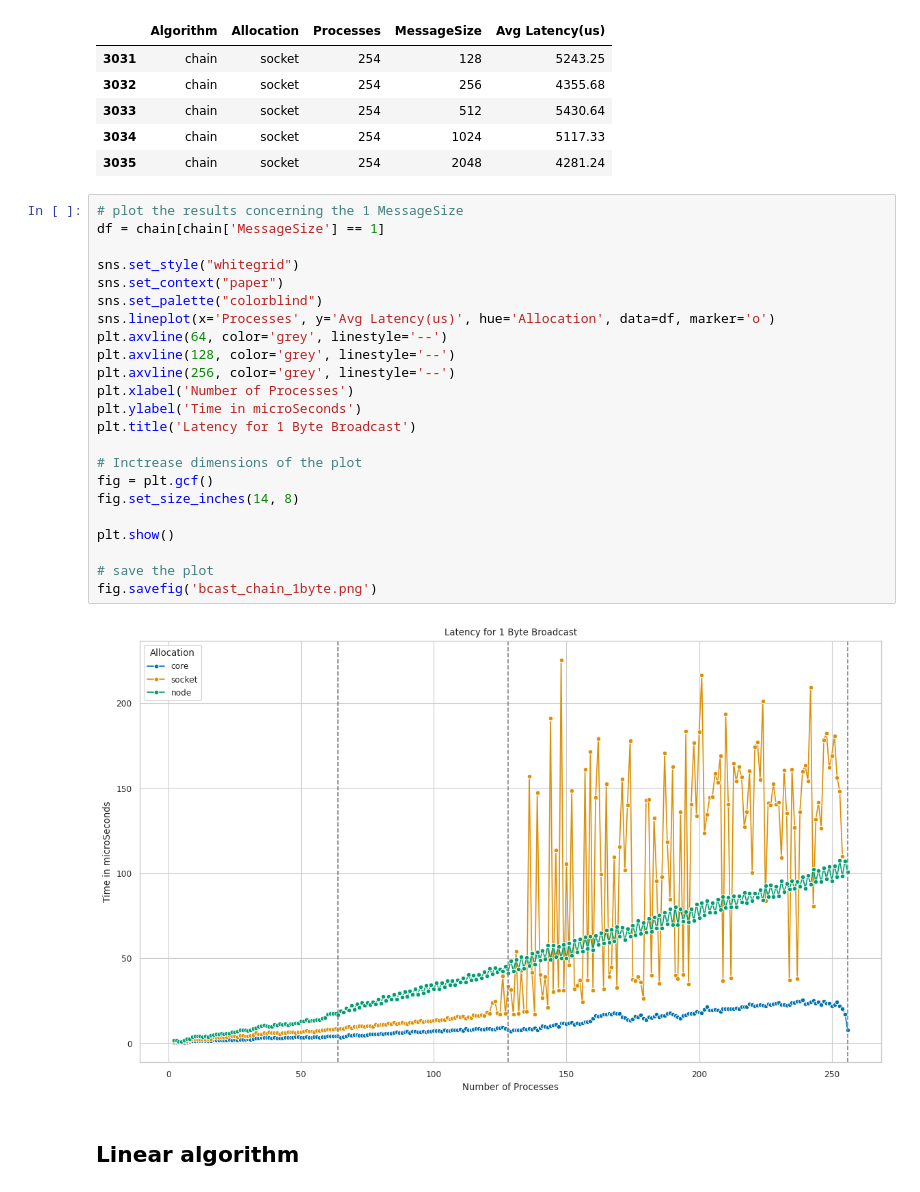
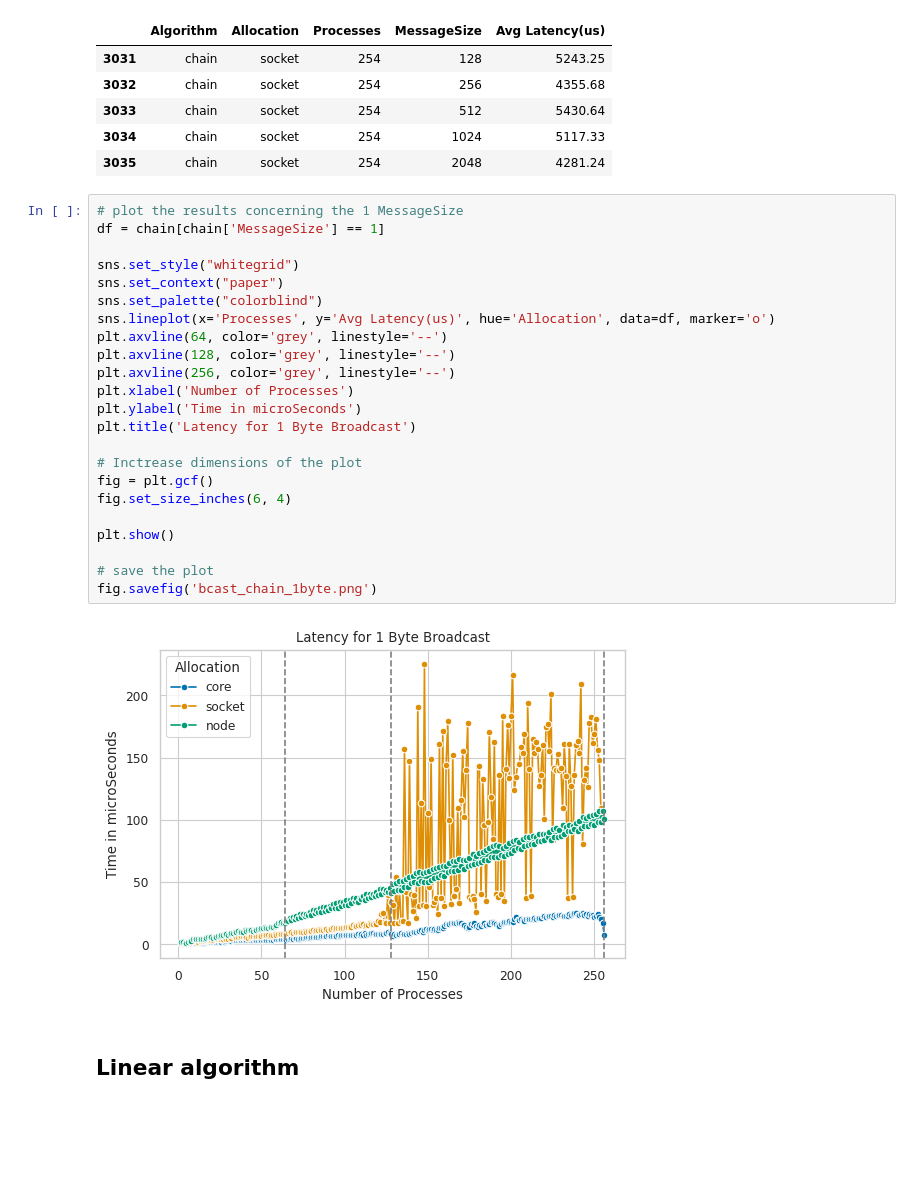
Before and after one commit to ValentinisAlessio/HPC_final_project, a Jupyter notebook: exercise1/plots/plots_bcast.ipynb, the cells around one changed output. Saved outputs shown, nothing was run; the diff lists cells and outputs as text; blank space fills up the shorter version.

```diff
--- a/exercise1/plots/plots_bcast.ipynb
+++ b/exercise1/plots/plots_bcast.ipynb
@@ -75,28 +75,28 @@ chain_socket.tail()
 # %%
 # plot the results concerning the 1 MessageSize
 df = chain[chain['MessageSize'] == 1]
 
 sns.set_style("whitegrid")
 sns.set_context("paper")
 sns.set_palette("colorblind")
 sns.lineplot(x='Processes', y='Avg Latency(us)', hue='Allocation', data=df, marker='o')
 plt.axvline(64, color='grey', linestyle='--')
 plt.axvline(128, color='grey', linestyle='--')
 plt.axvline(256, color='grey', linestyle='--')
 plt.xlabel('Number of Processes')
 plt.ylabel('Time in microSeconds')
 plt.title('Latency for 1 Byte Broadcast')
 
 # Inctrease dimensions of the plot
 fig = plt.gcf()
-fig.set_size_inches(14, 8)
+fig.set_size_inches(6, 4)
 
 plt.show()
 
 # save the plot
 fig.savefig('bcast_chain_1byte.png')
 # %% [output]
-[figure, old version]
+[figure, new version]
 # %% [markdown]
 ## Linear algorithm
 # %%
```
Also changed, not shown: parts of 8 cells of this notebook, 9 other files.
